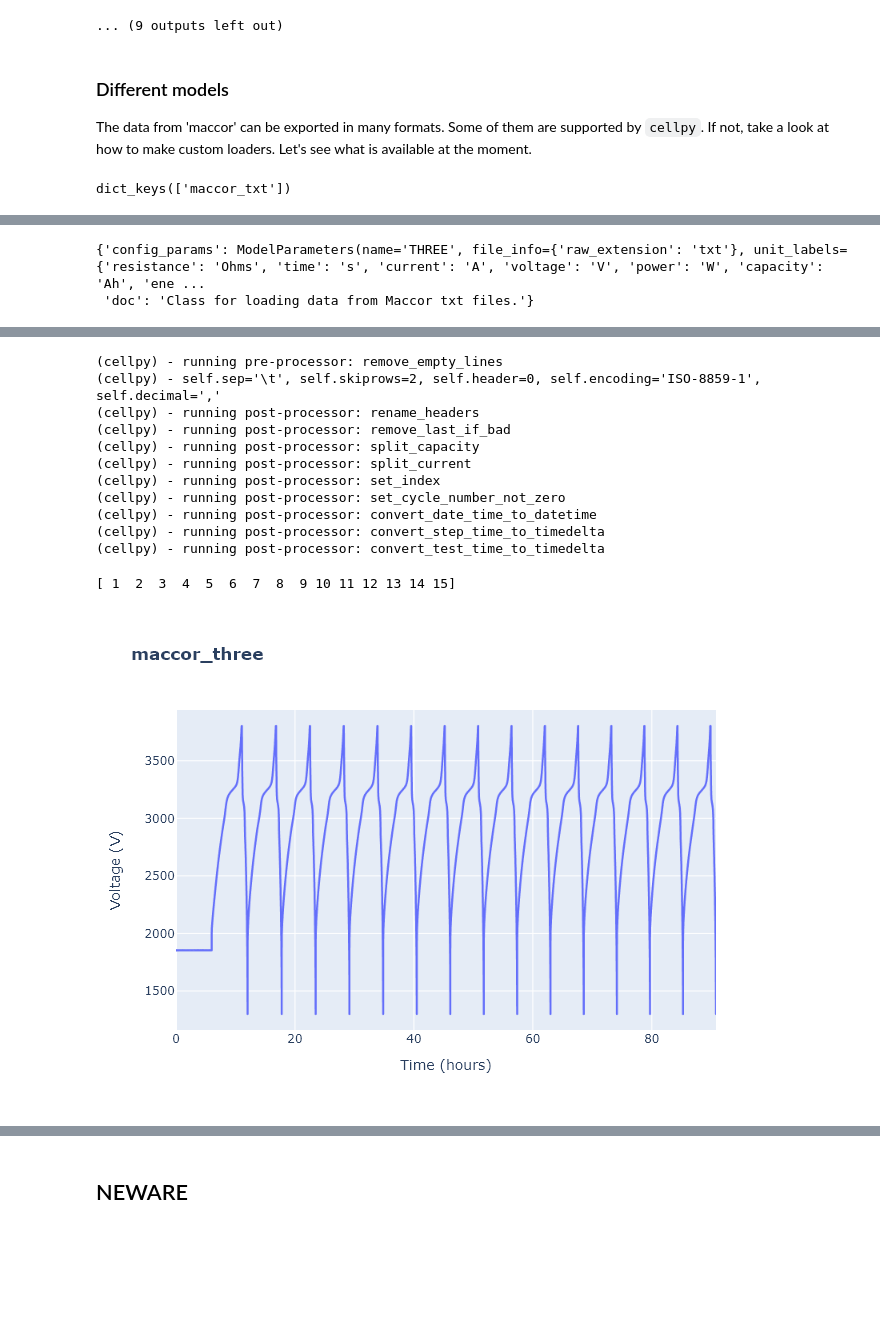
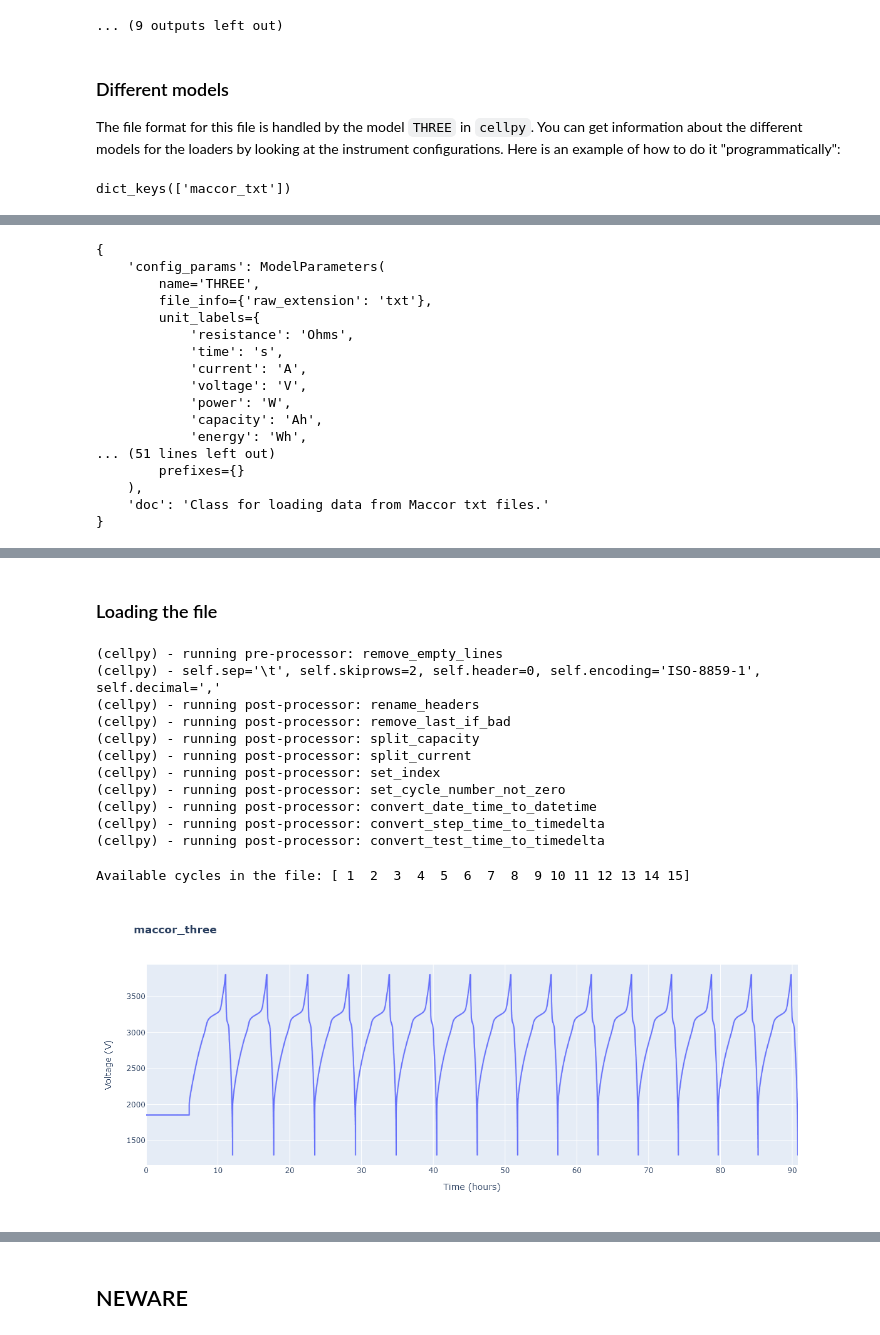
Before and after one commit to jepegit/cellpy, a Jupyter notebook: examples/06_loading_different_formats.ipynb, the cells around one changed output, grey strips where cells are left out. Drawn from its saved outputs; the diff is of its cells as text; code cells hidden in the pictures; blank space fills up the shorter version.

```diff
--- a/examples/06_loading_different_formats.ipynb
+++ b/examples/06_loading_different_formats.ipynb
@@ -88,8 +106,7 @@ DPt Time        Unnamed: 12
 # %% [markdown]
 ### Different models
 
-The data from 'maccor' can be exported in many formats. Some of them are supported by `cellpy`. If not, take a look at how to make custom loaders.
-Let's see what is available at the moment.
+The file format for this file is handled by the model `THREE` in `cellpy`. You can get information about the different models for the loaders by looking at the instrument configurations. Here is an example of how to do it "programmatically":
 # %%
 from cellpy.readers import core
 # %%
@@ -113,6 +123,22 @@ config["maccor_txt"]["__all__"]
 # %%
-config["maccor_txt"]["THREE"]
+# Configuration for the model "THREE":
+print(config["maccor_txt"]["THREE"])
 # %% [output]
-{'config_params': ModelParameters(name='THREE', file_info={'raw_extension': 'txt'}, unit_labels={'resistance': 'Ohms', 'time': 's', 'current': 'A', 'voltage': 'V', 'power': 'W', 'capacity': 'Ah', 'ene ...
- 'doc': 'Class for loading data from Maccor txt files.'}
+{
+    'config_params': ModelParameters(
+        name='THREE',
+        file_info={'raw_extension': 'txt'},
+        unit_labels={
+            'resistance': 'Ohms',
+            'time': 's',
+            'current': 'A',
+            'voltage': 'V',
+            'power': 'W',
+            'capacity': 'Ah',
+            'energy': 'Wh',
+... (51 lines left out)
+        prefixes={}
+    ),
+    'doc': 'Class for loading data from Maccor txt files.'
+}
 # %%
@@ -127,19 +150,22 @@ config["maccor_txt"]["THREE"]["config_params"].formatters
+# %% [markdown]
+### Loading the file
 # %%
+raw_units={'current': 'A', 'charge': 'Ah', 'mass': 'g', 'voltage': 'mV'}
 c = cellpy.get(p, instrument="maccor_txt", model="THREE", cycle_mode="full_cell")
-print(c.get_cycle_numbers())
-plotutils.raw_plot(c)
+print(f"Available cycles in the file: {c.get_cycle_numbers()}")
+plotutils.raw_plot(c, width=1200)
 # %% [output]
 (cellpy) - running pre-processor: remove_empty_lines
 (cellpy) - self.sep='\t', self.skiprows=2, self.header=0, self.encoding='ISO-8859-1', self.decimal=','
 (cellpy) - running post-processor: rename_headers
 (cellpy) - running post-processor: remove_last_if_bad
 (cellpy) - running post-processor: split_capacity
 (cellpy) - running post-processor: split_current
 (cellpy) - running post-processor: set_index
 (cellpy) - running post-processor: set_cycle_number_not_zero
 (cellpy) - running post-processor: convert_date_time_to_datetime
 (cellpy) - running post-processor: convert_step_time_to_timedelta
 (cellpy) - running post-processor: convert_test_time_to_timedelta
-[ 1  2  3  4  5  6  7  8  9 10 11 12 13 14 15]
+Available cycles in the file: [ 1  2  3  4  5  6  7  8  9 10 11 12 13 14 15]
-[figure, old version]
+[figure, new version]
 # %%
```
Also changed, not shown: parts of 18 cells of this notebook, 1 other file.
